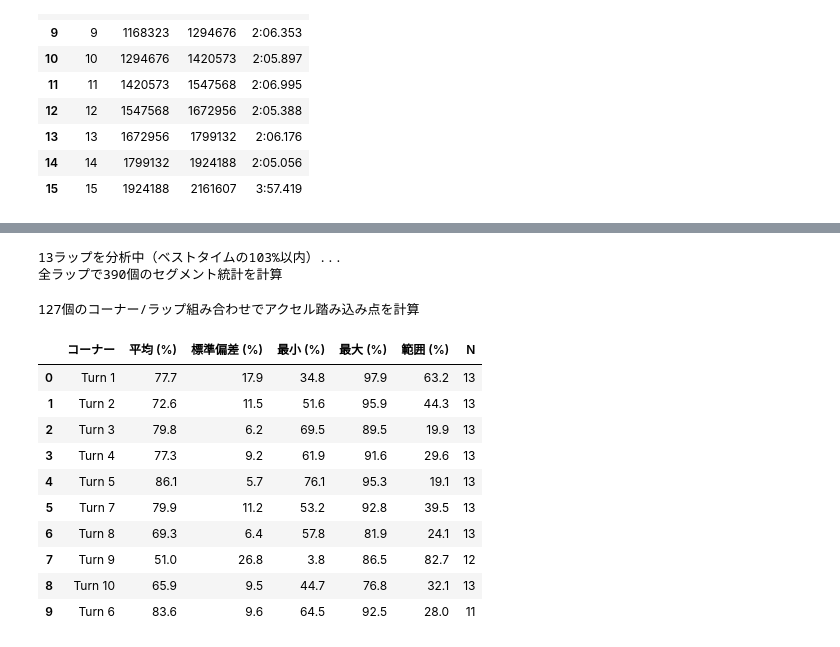
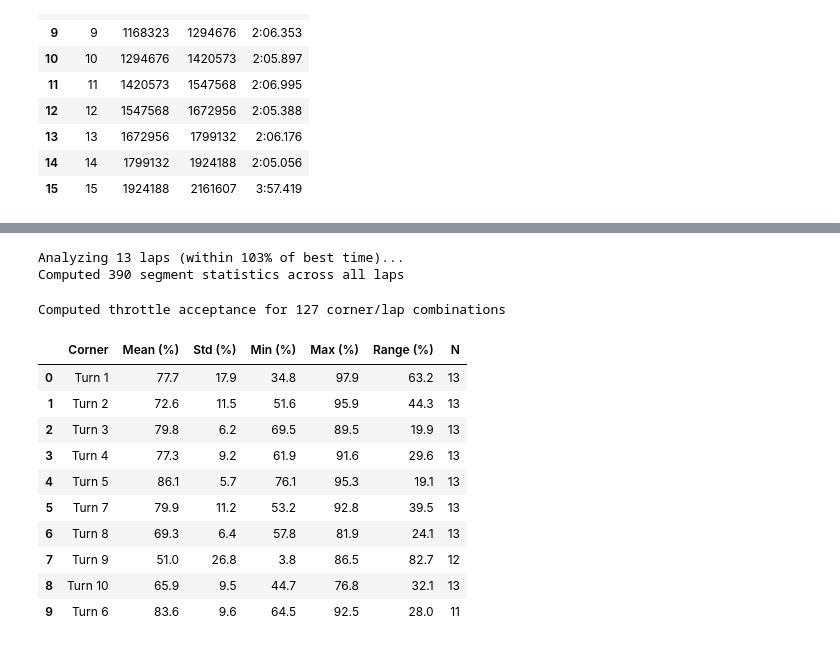
Before and after one commit to m3rlin45/motorsports-data-notebook-releases, a Jupyter notebook: files/en/consistency_analysis_v0.10.1.ipynb, the cells around one changed output, grey strips where cells are left out. Saved outputs shown, nothing was run; the diff lists cells and outputs as text; code cells hidden in the pictures.

```diff
--- a/files/ja/consistency_analysis_v0.9.0.ipynb
+++ b/files/en/consistency_analysis_v0.10.1.ipynb
@@ -178,10 +182,10 @@ print(f"{len(segments)}個のコースセグメントを作成")
 # %%
-# 各ラップのセグメント統計を計算
+# Compute per-lap segment statistics
 stats_df = compute_segment_stats(log, top_laps, segments, CHANNEL_NAMES)
 
-print(f"{len(top_laps)}ラップを分析中（ベストタイムの103%以内）...")
-print(f"全ラップで{len(stats_df)}個のセグメント統計を計算")
+print(f"Analyzing {len(top_laps)} laps (within 103% of best time)...")
+print(f"Computed {len(stats_df)} segment statistics across all laps")
 # %% [output]
-13ラップを分析中（ベストタイムの103%以内）...
-全ラップで390個のセグメント統計を計算
+Analyzing 13 laps (within 103% of best time)...
+Computed 390 segment statistics across all laps
 # %%
@@ -229,11 +233,11 @@ else:
 # %%
-# 全ラップにわたる各コーナーのアクセル踏み込み点を計算
-# アクセル踏み込み点 = 持続的なフルスロットル時の横G / コーナーのピーク横G
+# Compute throttle acceptance for each corner across all laps
+# Throttle acceptance = lateral G at sustained full throttle / peak lateral G of corner
 
-# 横G計算と可視化のスムージングウィンドウ
+# Smoothing window for lateral G calculations and visualization
 LATERAL_G_SMOOTHING_WINDOW = 1
 
-# アクセル踏み込み点分析に必要なチャンネル
+# Channels needed for throttle acceptance analysis
 throttle_ch = CHANNEL_NAMES["throttle"]
 lateral_g_ch = CHANNEL_NAMES["lateral_g"]
 THROTTLE_ACCEPTANCE_CHANNELS = ["distance_m", throttle_ch, lateral_g_ch]
@@ -243,7 +247,7 @@ throttle_acceptance_stats = []
 for idx, lap in top_laps.iterrows():
     lap_num = int(lap["num"])
 
-    # libxrk 0.5.0のメソッドを使用してラップでフィルタ、チャンネル選択、リサンプル
+    # Use libxrk 0.5.0 methods to filter by lap, select channels, and resample
     aligned = (
         log.filter_by_lap(lap_num)
         .select_channels(THROTTLE_ACCEPTANCE_CHANNELS)
@@ -251,11 +255,11 @@ for idx, lap in top_laps.iterrows():
         .channels
     )
 
-    # チャンネル + タイムコードでDataFrameを構築（タイムコードはアラインされたテーブルから取得）
+    # Build DataFrame with channels + timecodes (timecodes come from aligned tables)
     lap_data = pd.DataFrame(
         {name: aligned[name].column(name).to_numpy() for name in THROTTLE_ACCEPTANCE_CHANNELS}
     )
-    # 参照チャンネルのテーブルからタイムコードを追加
+    # Add timecodes from reference channel's table
     lap_data["timecodes"] = aligned["distance_m"].column("timecodes").to_numpy()
 
     if len(lap_data) < 10:
@@ -279,7 +283,7 @@ for idx, lap in top_laps.iterrows():
             )
 
 throttle_acceptance_df = pd.DataFrame(throttle_acceptance_stats)
-print(f"{len(throttle_acceptance_df)}個のコーナー/ラップ組み合わせでアクセル踏み込み点を計算")
+print(f"Computed throttle acceptance for {len(throttle_acceptance_df)} corner/lap combinations")
 # %% [output]
-127個のコーナー/ラップ組み合わせでアクセル踏み込み点を計算
+Computed throttle acceptance for 127 corner/lap combinations
 # %%
@@ -312,38 +316,38 @@ else:
 # %%
-# アクセル踏み込み点のサマリー統計テーブル
+# Throttle acceptance summary statistics table
 if len(throttle_acceptance_df) > 0:
     throttle_summary = []
     for corner_name in throttle_acceptance_df["corner_name"].unique():
         corner_data = throttle_acceptance_df[throttle_acceptance_df["corner_name"] == corner_name]
         throttle_summary.append(
             {
-                "コーナー": corner_name,
-                "平均 (%)": corner_data["throttle_acceptance_pct"].mean(),
-                "標準偏差 (%)": corner_data["throttle_acceptance_pct"].std(),
-                "最小 (%)": corner_data["throttle_acceptance_pct"].min(),
-                "最大 (%)": corner_data["throttle_acceptance_pct"].max(),
-                "範囲 (%)": corner_data["throttle_acceptance_pct"].max()
+                "Corner": corner_name,
+                "Mean (%)": corner_data["throttle_acceptance_pct"].mean(),
+                "Std (%)": corner_data["throttle_acceptance_pct"].std(),
+                "Min (%)": corner_data["throttle_acceptance_pct"].min(),
+                "Max (%)": corner_data["throttle_acceptance_pct"].max(),
+                "Range (%)": corner_data["throttle_acceptance_pct"].max()
                 - corner_data["throttle_acceptance_pct"].min(),
                 "N": len(corner_data),
             }
         )
 
     throttle_summary_df = pd.DataFrame(throttle_summary)
     display(
         throttle_summary_df.style.format(
             {
-                "平均 (%)": "{:.1f}",
-                "標準偏差 (%)": "{:.1f}",
-                "最小 (%)": "{:.1f}",
-                "最大 (%)": "{:.1f}",
-                "範囲 (%)": "{:.1f}",
+                "Mean (%)": "{:.1f}",
+                "Std (%)": "{:.1f}",
+                "Min (%)": "{:.1f}",
+                "Max (%)": "{:.1f}",
+                "Range (%)": "{:.1f}",
             }
         )
     )
 else:
-    print("アクセル踏み込み点データがありません")
+    print("No throttle acceptance data available")
 # %% [output]
-|  | コーナー | 平均 (%) | 標準偏差 (%) | 最小 (%) | 最大 (%) | 範囲 (%) | N |
+|  | Corner | Mean (%) | Std (%) | Min (%) | Max (%) | Range (%) | N |
 | 0 | Turn 1 | 77.7 | 17.9 | 34.8 | 97.9 | 63.2 | 13 |
 | 1 | Turn 2 | 72.6 | 11.5 | 51.6 | 95.9 | 44.3 | 13 |
 | 2 | Turn 3 | 79.8 | 6.2 | 69.5 | 89.5 | 19.9 | 13 |
```
Also changed, not shown: parts of 13 cells of this notebook, 26 other files.
